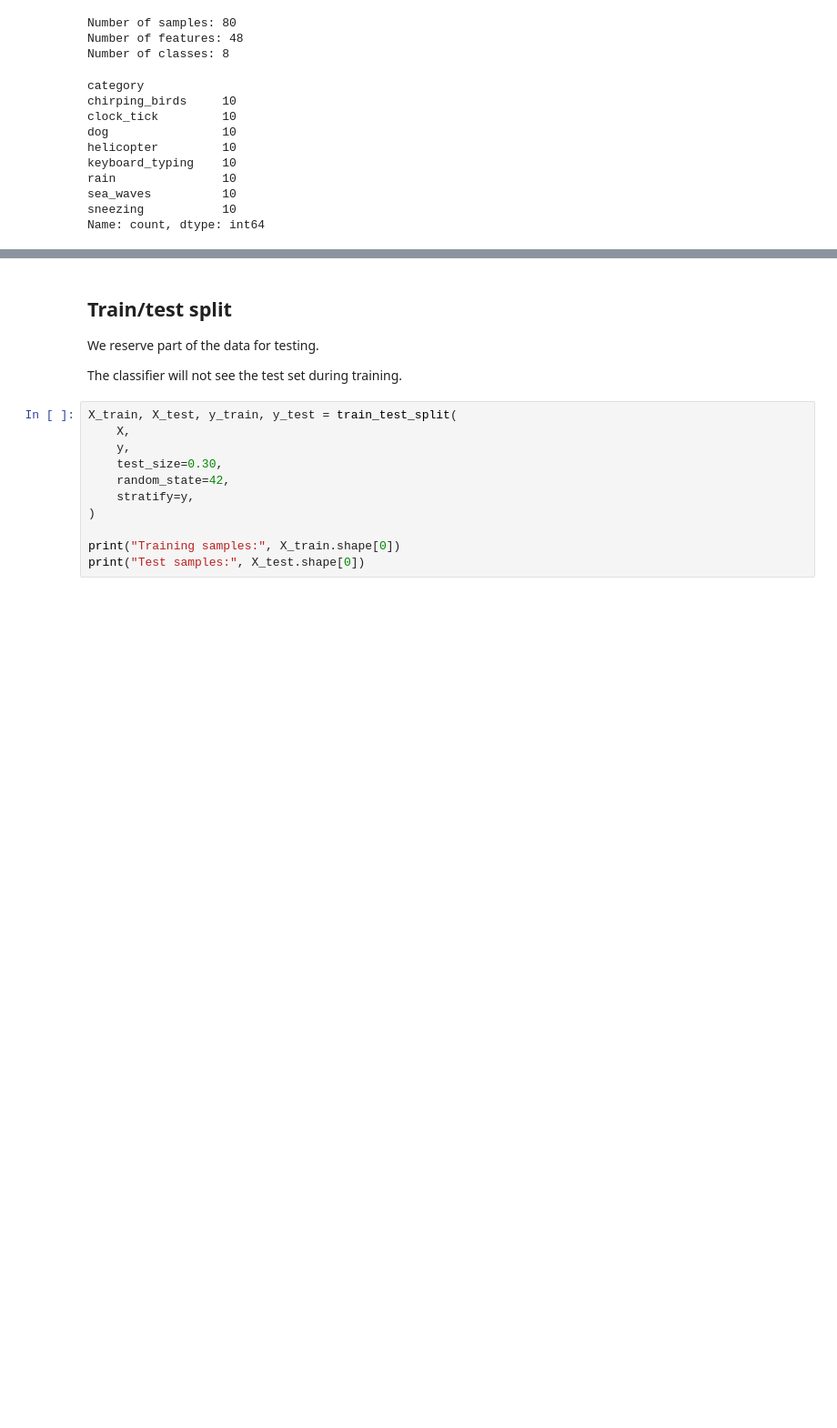
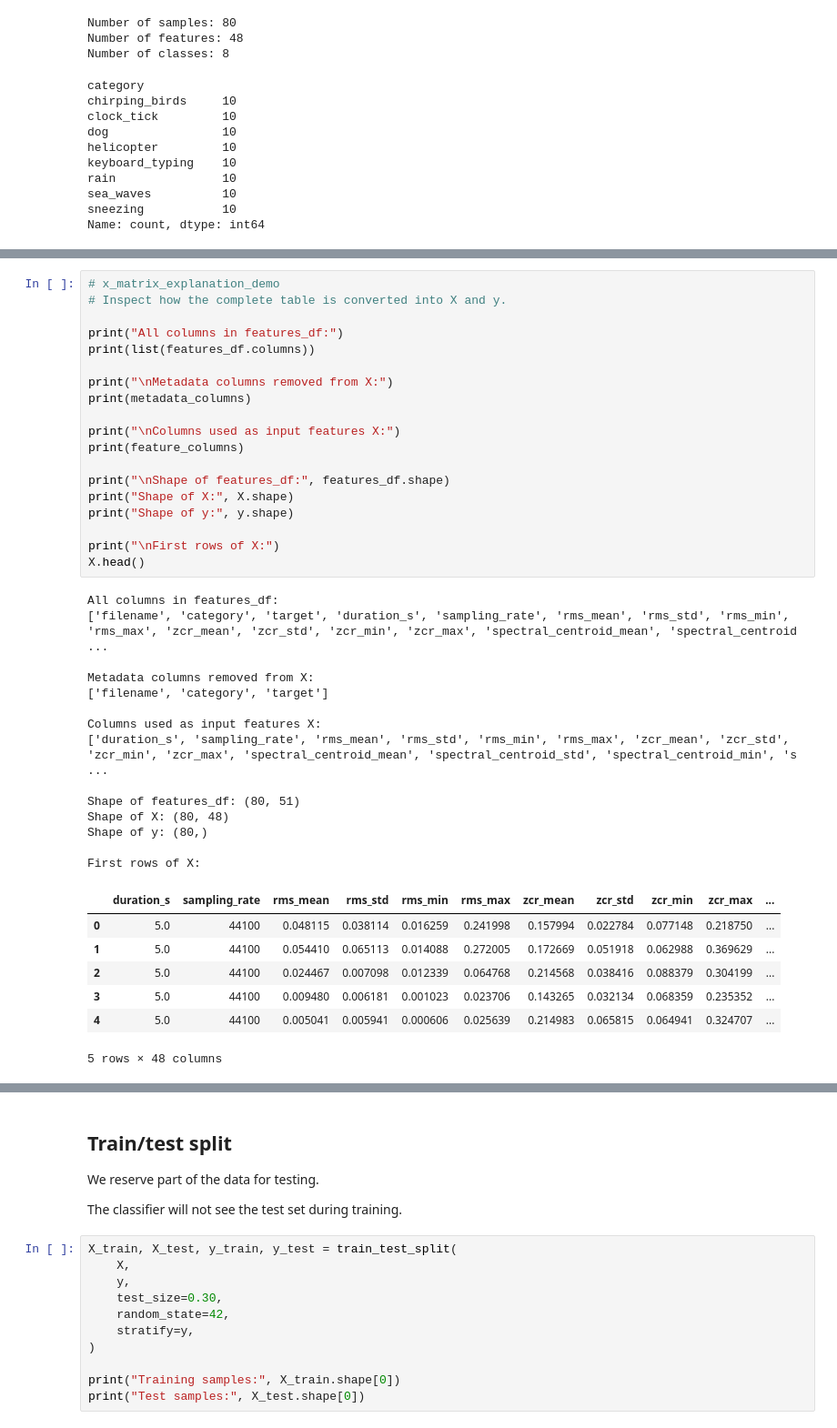
Before and after one commit to vpobleteacustica/audio-data-mining-class, a Jupyter notebook: notebooks/06_audio_features_classification.ipynb, the cells around one changed output, grey strips where cells are left out. Shown at 91% size. Saved outputs shown, nothing was run; the diff lists cells and outputs as text; blank space fills up the shorter version.

Commit message:
Clarify feature matrix and classification report support

```diff
--- a/notebooks/06_audio_features_classification.ipynb
+++ b/notebooks/06_audio_features_classification.ipynb
@@ -148,0 +180,41 @@ Name: count, dtype: int64
+# %%
+# x_matrix_explanation_demo
+# Inspect how the complete table is converted into X and y.
+
+print("All columns in features_df:")
+print(list(features_df.columns))
+
+print("\nMetadata columns removed from X:")
+print(metadata_columns)
+
+print("\nColumns used as input features X:")
+print(feature_columns)
+
+print("\nShape of features_df:", features_df.shape)
+print("Shape of X:", X.shape)
+print("Shape of y:", y.shape)
+
+print("\nFirst rows of X:")
+X.head()
+# %% [output]
+All columns in features_df:
+['filename', 'category', 'target', 'duration_s', 'sampling_rate', 'rms_mean', 'rms_std', 'rms_min', 'rms_max', 'zcr_mean', 'zcr_std', 'zcr_min', 'zcr_max', 'spectral_centroid_mean', 'spectral_centroid ...
+
+Metadata columns removed from X:
+['filename', 'category', 'target']
+
+Columns used as input features X:
+['duration_s', 'sampling_rate', 'rms_mean', 'rms_std', 'rms_min', 'rms_max', 'zcr_mean', 'zcr_std', 'zcr_min', 'zcr_max', 'spectral_centroid_mean', 'spectral_centroid_std', 'spectral_centroid_min', 's ...
+
+Shape of features_df: (80, 51)
+Shape of X: (80, 48)
+Shape of y: (80,)
+
+First rows of X:
+|  | duration_s | sampling_rate | rms_mean | rms_std | rms_min | rms_max | zcr_mean | zcr_std | zcr_min | zcr_max | ... |
+| 0 | 5.0 | 44100 | 0.048115 | 0.038114 | 0.016259 | 0.241998 | 0.157994 | 0.022784 | 0.077148 | 0.218750 | ... |
+| 1 | 5.0 | 44100 | 0.054410 | 0.065113 | 0.014088 | 0.272005 | 0.172669 | 0.051918 | 0.062988 | 0.369629 | ... |
+| 2 | 5.0 | 44100 | 0.024467 | 0.007098 | 0.012339 | 0.064768 | 0.214568 | 0.038416 | 0.088379 | 0.304199 | ... |
+| 3 | 5.0 | 44100 | 0.009480 | 0.006181 | 0.001023 | 0.023706 | 0.143265 | 0.032134 | 0.068359 | 0.235352 | ... |
+| 4 | 5.0 | 44100 | 0.005041 | 0.005941 | 0.000606 | 0.025639 | 0.214983 | 0.065815 | 0.064941 | 0.324707 | ... |
+5 rows × 48 columns
```
Also changed, not shown: parts of 9 cells of this notebook.
